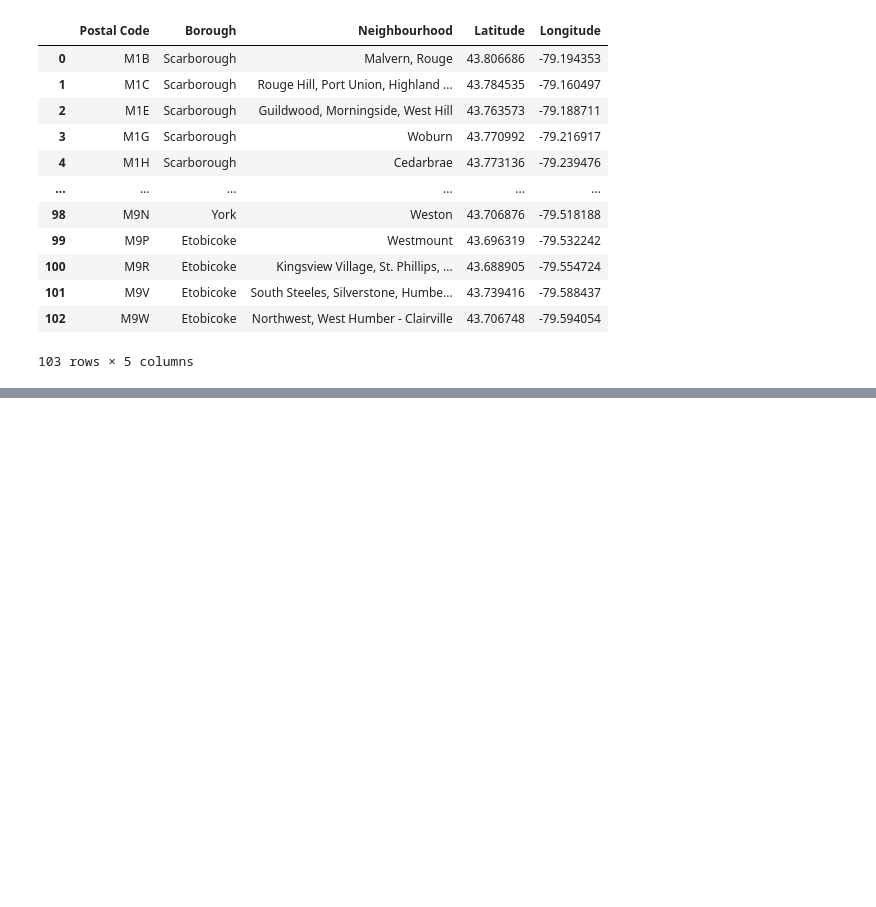
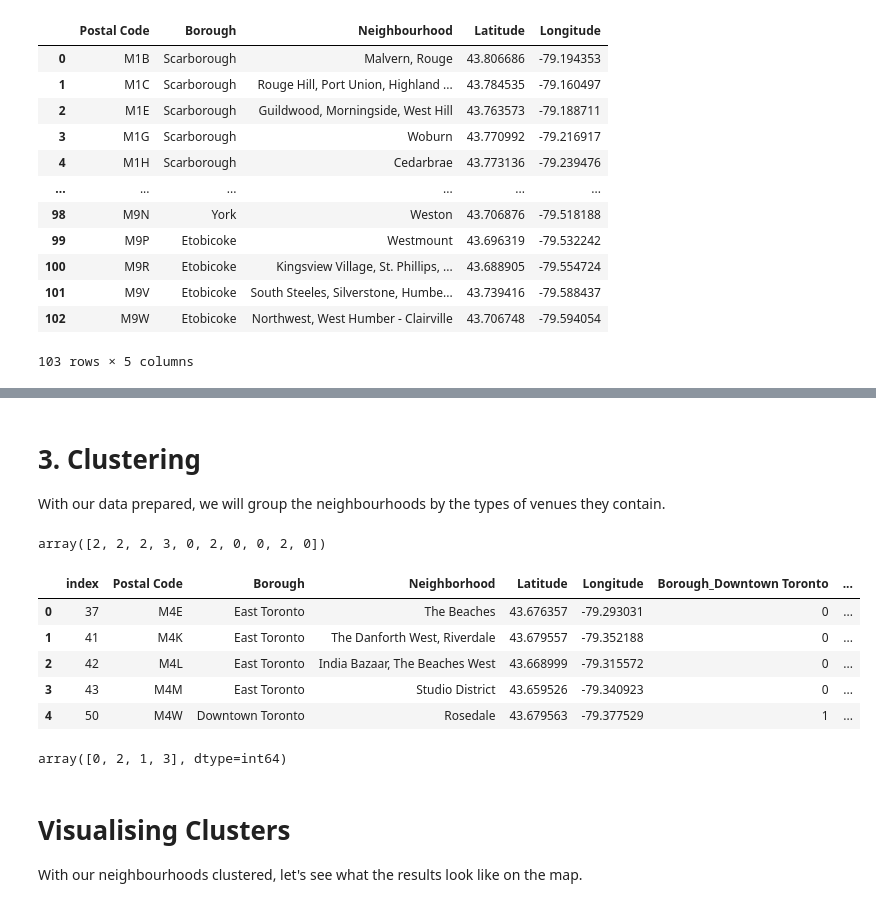
Before and after one commit to J-Breingan/ibm_coursera_capstone_project, a Jupyter notebook: Capstone Week 3 Assignment.ipynb, the cells around one changed output, grey strips where cells are left out. Drawn from its saved outputs; the diff is of its cells as text; code cells hidden in the pictures; blank space fills up the shorter version.

```diff
--- a/Capstone Week 3 Assignment.ipynb
+++ b/Capstone Week 3 Assignment.ipynb
@@ -182,0 +289,18 @@ df
+# %%
+toronto_venues = getNearbyVenues(names=df['Neighbourhood'],
+                                   latitudes=df['Latitude'],
+                                   longitudes=df['Longitude']
+                                  )
+
+# one hot encoding
+toronto_onehot = pd.get_dummies(toronto_venues[['Venue Category']], prefix="", prefix_sep="")
+
+# add neighborhood column back to dataframe
+toronto_onehot['Neighborhood'] = toronto_venues['Neighbourhood']
+
+# move neighborhood column to the first column
+fixed_columns = [toronto_onehot.columns[-1]] + list(toronto_onehot.columns[:-1])
+toronto_onehot = toronto_onehot[fixed_columns]
+toronto_groups = toronto_onehot.groupby('Neighborhood').mean().reset_index()
+
+toronto_groups.head()
@@ -182,0 +351,41 @@ df
+# %% [markdown]
+# 3. Clustering
+With our data prepared, we will group the neighbourhoods by the types of venues they contain.
+# %%
+# set number of clusters - 4 works well here
+kclusters = 4
+
+toronto_groups_clustering = toronto_groups.drop('Neighborhood', 1)
+
+# run k-means clustering
+kmeans = KMeans(n_clusters=kclusters, random_state=0).fit(toronto_groups_clustering)
+
+# check cluster labels generated for each row in the dataframe
+kmeans.labels_[0:10]
+# %% [output]
+array([2, 2, 2, 3, 0, 2, 0, 0, 2, 0])
+# %%
+# add clustering labels
+# neighborhoods_venues_sorted.drop('Cluster Labels', axis = 1, inplace=True) #for reruns
+neighborhoods_venues_sorted.insert(0, 'Cluster Labels', kmeans.labels_)
+
+toronto_merged = df.rename(columns={'Neighbourhood':'Neighborhood'})
+
+# merge toronto_grouped with toronto_data to add latitude/longitude for each neighborhood
+toronto_merged = toronto_merged.join(neighborhoods_venues_sorted.set_index('Neighborhood'), on='Neighborhood')
+
+toronto_merged.head() # check the last columns!
+# %% [output]
+|  | index | Postal Code | Borough | Neighborhood | Latitude | Longitude | Borough_Downtown Toronto | ... |
+| 0 | 37 | M4E | East Toronto | The Beaches | 43.676357 | -79.293031 | 0 | ... |
+| 1 | 41 | M4K | East Toronto | The Danforth West, Riverdale | 43.679557 | -79.352188 | 0 | ... |
+| 2 | 42 | M4L | East Toronto | India Bazaar, The Beaches West | 43.668999 | -79.315572 | 0 | ... |
+| 3 | 43 | M4M | East Toronto | Studio District | 43.659526 | -79.340923 | 0 | ... |
+| 4 | 50 | M4W | Downtown Toronto | Rosedale | 43.679563 | -79.377529 | 1 | ... |
+# %%
+toronto_merged.dropna()['Cluster Labels'].unique()
+# %% [output]
+array([0, 2, 1, 3], dtype=int64)
+# %% [markdown]
+# Visualising Clusters
+With our neighbourhoods clustered, let's see what the results look like on the map.
```
Also changed, not shown: parts of 28 cells of this notebook.
